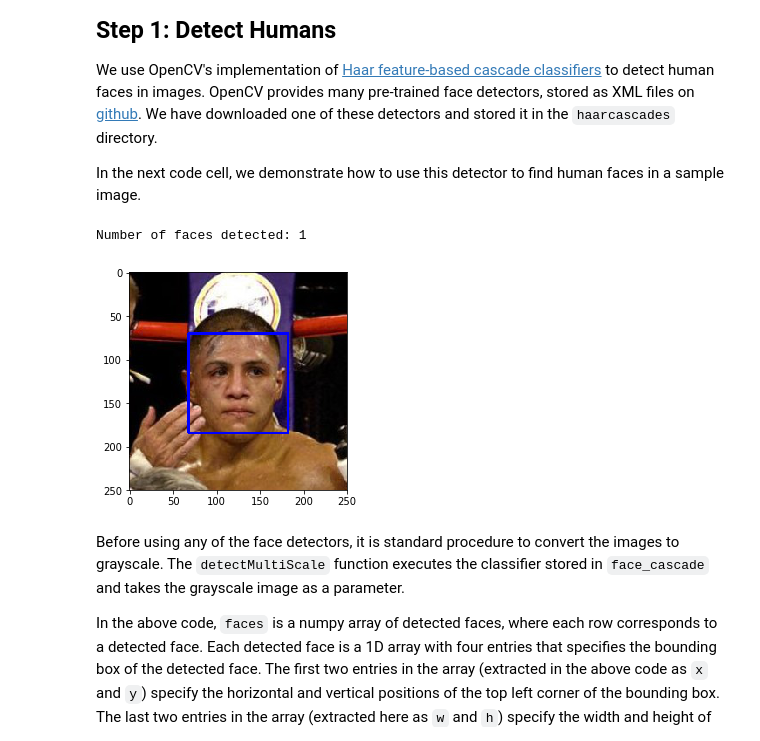
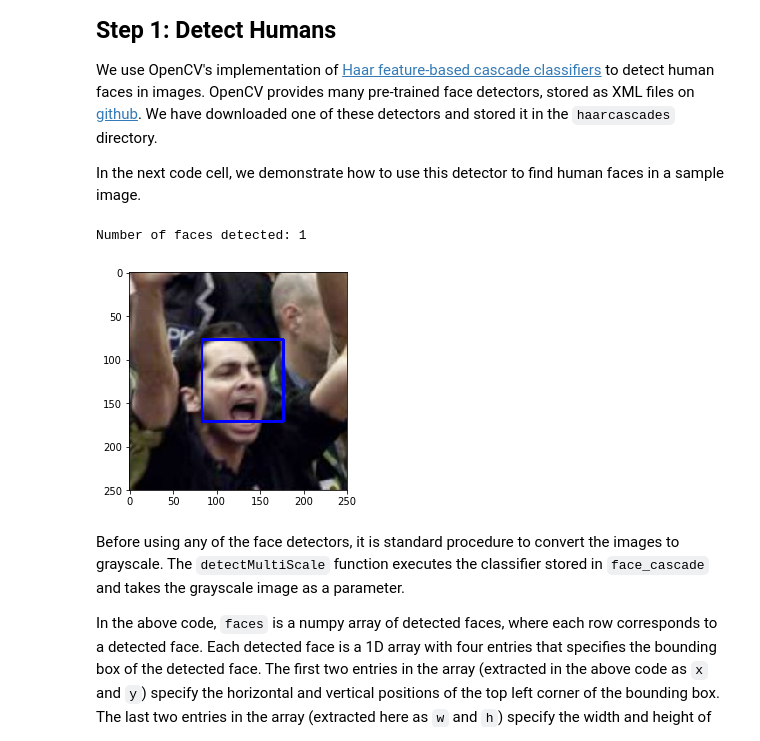
Before and after one commit to ronaldeddings/dog-project, a Jupyter notebook: dog_app.ipynb, the cells around one changed output. Drawn from its saved outputs; the diff is of its cells as text; code cells hidden in the pictures.

```diff
--- a/dog_app.ipynb
+++ b/dog_app.ipynb
@@ -114,35 +115,35 @@ In the next code cell, we demonstrate how to use this detector to find human fac
 import cv2
 import matplotlib.pyplot as plt
 %matplotlib inline
 
 # extract pre-trained face detector
 face_cascade = cv2.CascadeClassifier('haarcascades/haarcascade_frontalface_alt.xml')
 
 # load color (BGR) image
-img = cv2.imread(human_files[3])
+img = cv2.imread(human_files[4])
 # convert BGR image to grayscale
 gray = cv2.cvtColor(img, cv2.COLOR_BGR2GRAY)
 
 # find faces in image
 faces = face_cascade.detectMultiScale(gray)
 
 # print number of faces detected in the image
 print('Number of faces detected:', len(faces))
 
 # get bounding box for each detected face
 for (x,y,w,h) in faces:
     # add bounding box to color image
     cv2.rectangle(img,(x,y),(x+w,y+h),(255,0,0),2)
 
 # convert BGR image to RGB for plotting
 cv_rgb = cv2.cvtColor(img, cv2.COLOR_BGR2RGB)
 
 # display the image, along with bounding box
 plt.imshow(cv_rgb)
 plt.show()
 # %% [output]
 Number of faces detected: 1
-[figure, old version]
+[figure, new version]
 # %% [markdown]
 Before using any of the face detectors, it is standard procedure to convert the images to grayscale.  The `detectMultiScale` function executes the classifier stored in `face_cascade` and takes the grayscale image as a parameter.
 
```
Also changed, not shown: parts of 33 cells of this notebook, 2 other files.
